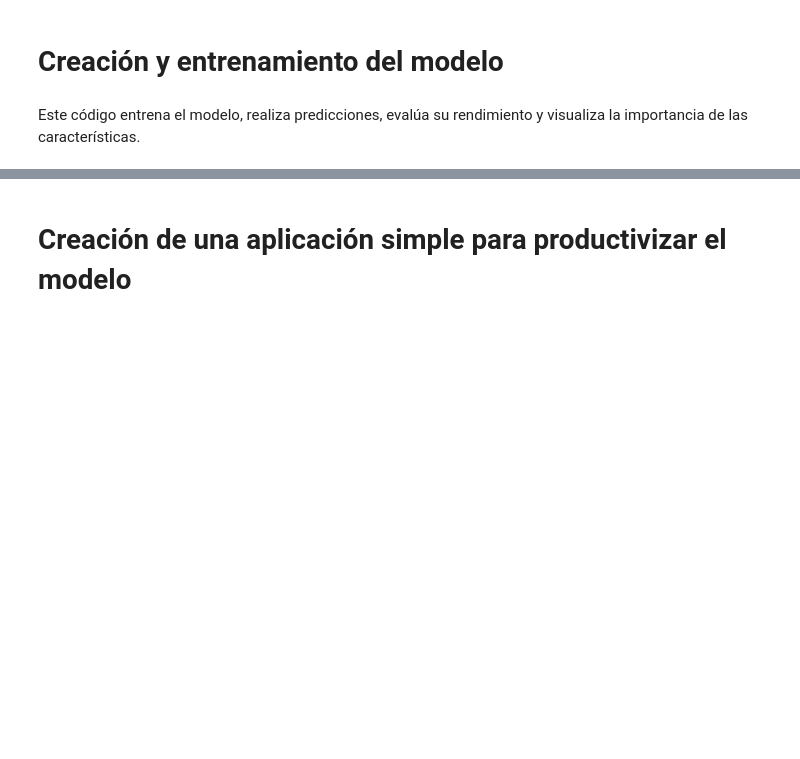
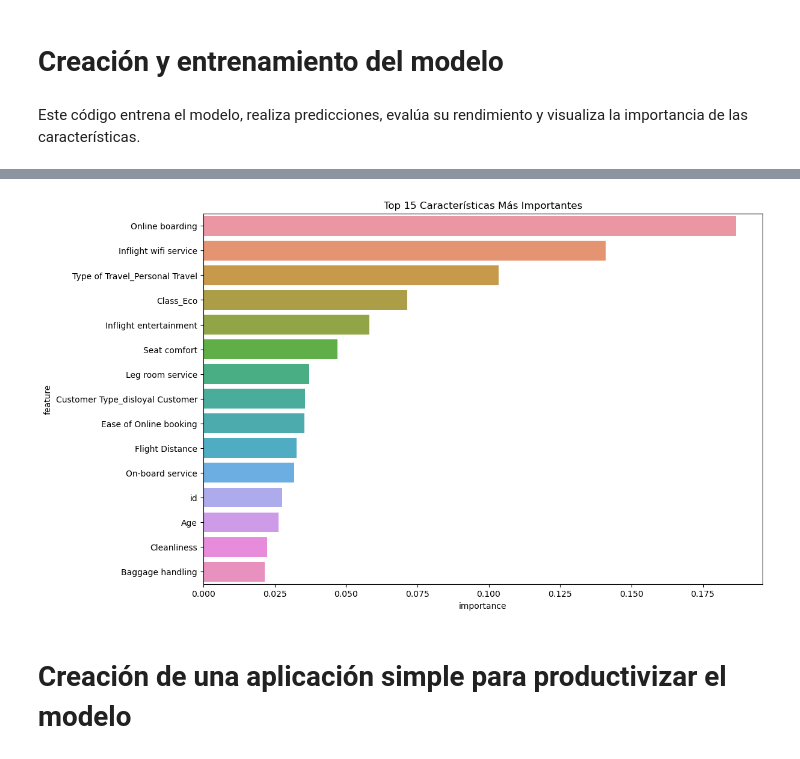
Before and after one commit to AI-School-F5-P3/F5-Aerolineas-G2, a Jupyter notebook: main.ipynb, the cells around one changed output, grey strips where cells are left out. Saved outputs shown, nothing was run; the diff lists cells and outputs as text; code cells hidden in the pictures; blank space fills up the shorter version.

Commit message:
comparación randomforest, LogisticRegression y SVM

```diff
--- a/main.ipynb
+++ b/main.ipynb
@@ -273,0 +175,94 @@ RandomForestClassifier does not accept missing values encoded as NaN natively. F
+# %%
+from sklearn.impute import SimpleImputer
+from sklearn.ensemble import RandomForestClassifier
+from sklearn.preprocessing import StandardScaler
+from sklearn.metrics import classification_report, confusion_matrix, roc_auc_score
+from sklearn.svm import SVC
+from sklearn.linear_model import LogisticRegression
+import seaborn as sns
+import matplotlib.pyplot as plt
+import pandas as pd
+
+# Borrado de las dos primeras columnas
+# columnas_a_borrar = ['Unnamed: 0', 'id']
+# df = df.drop(columnas_a_borrar, axis=1)
+
+# Imputar los valores nulos con la media
+imputer = SimpleImputer(strategy='median')
+X_train_imputed = imputer.fit_transform(X_train)
+X_test_imputed = imputer.transform(X_test)
+
+# Escalar las características imputadas
+scaler = StandardScaler()
+X_train_scaled = scaler.fit_transform(X_train_imputed)
+X_test_scaled = scaler.transform(X_test_imputed)
+
+# 1. Random Forest: Crear y entrenar el modelo
+rf_model = RandomForestClassifier(n_estimators=100, random_state=42)
+rf_model.fit(X_train_scaled, y_train)
+# Realizar predicciones
+y_pred_rf = rf_model.predict(X_test_scaled)
+y_pred_proba_rf = rf_model.predict_proba(X_test_scaled)[:, 1]
+
+# 2. Logistic Regression
+lr_model = LogisticRegression(random_state=42)
+lr_model.fit(X_train_scaled, y_train)
+y_pred_lr = lr_model.predict(X_test_scaled)
+y_pred_proba_lr = lr_model.predict_proba(X_test_scaled)[:, 1]
+
+# 3. Support Vector Machine (SVM)
+svm_model = SVC(probability=True, random_state=42)
+svm_model.fit(X_train_scaled, y_train)
+y_pred_svm = svm_model.predict(X_test_scaled)
+y_pred_proba_svm = svm_model.predict_proba(X_test_scaled)[:, 1]
+
+# Evaluar y comparar los modelos
+print("Evaluación del modelo Random Forest:")
+print(classification_report(y_test, y_pred_rf))
+print("Matriz de Confusión para Random Forest:")
+print(confusion_matrix(y_test, y_pred_rf))
+print("AUC-ROC para Random Forest:")
+print(roc_auc_score(y_test, y_pred_proba_rf))
+
+print("\nEvaluación del modelo Logistic Regression:")
+print(classification_report(y_test, y_pred_lr))
+print("Matriz de Confusión para Logistic Regression:")
+print(confusion_matrix(y_test, y_pred_lr))
+print("AUC-ROC para Logistic Regression:")
+print(roc_auc_score(y_test, y_pred_proba_lr))
+
+print("\nEvaluación del modelo SVM:")
+print(classification_report(y_test, y_pred_svm))
+print("Matriz de Confusión para SVM:")
+print(confusion_matrix(y_test, y_pred_svm))
+print("AUC-ROC para SVM:")
+print(roc_auc_score(y_test, y_pred_proba_svm))
+
+# Comparación de Overfitting
+rf_train_score = rf_model.score(X_train_scaled, y_train)
+rf_test_score = rf_model.score(X_test_scaled, y_test)
+rf_overfitting = rf_train_score - rf_test_score
+
+lr_train_score = lr_model.score(X_train_scaled, y_train)
+lr_test_score = lr_model.score(X_test_scaled, y_test)
+lr_overfitting = lr_train_score - lr_test_score
+
+svm_train_score = svm_model.score(X_train_scaled, y_train)
+svm_test_score = svm_model.score(X_test_scaled, y_test)
+svm_overfitting = svm_train_score - svm_test_score
+
+print("\nOverfitting Random Forest:", rf_overfitting)
+print("Overfitting Logistic Regression:", lr_overfitting)
+print("Overfitting SVM:", svm_overfitting)
+
+# Calcular y visualizar la importancia de las características
+feature_importance = pd.DataFrame({
+    'feature': X.columns,
+    'importance': rf_model.feature_importances_
+}).sort_values('importance', ascending=False)
+
+plt.figure(figsize=(12, 8))
+sns.barplot(x='importance', y='feature', data=feature_importance.head(15))
+plt.title('Top 15 Características Más Importantes')
+plt.show()
+# %% [output]
@@ -274,3 +286,4 @@ RandomForestClassifier does not accept missing values encoded as NaN natively. F
+[figure, added]
 # %% [markdown]
 # Creación de una aplicación simple para productivizar el modelo
 # %%
```
Also changed, not shown: parts of 13 cells of this notebook, 1 other file.
